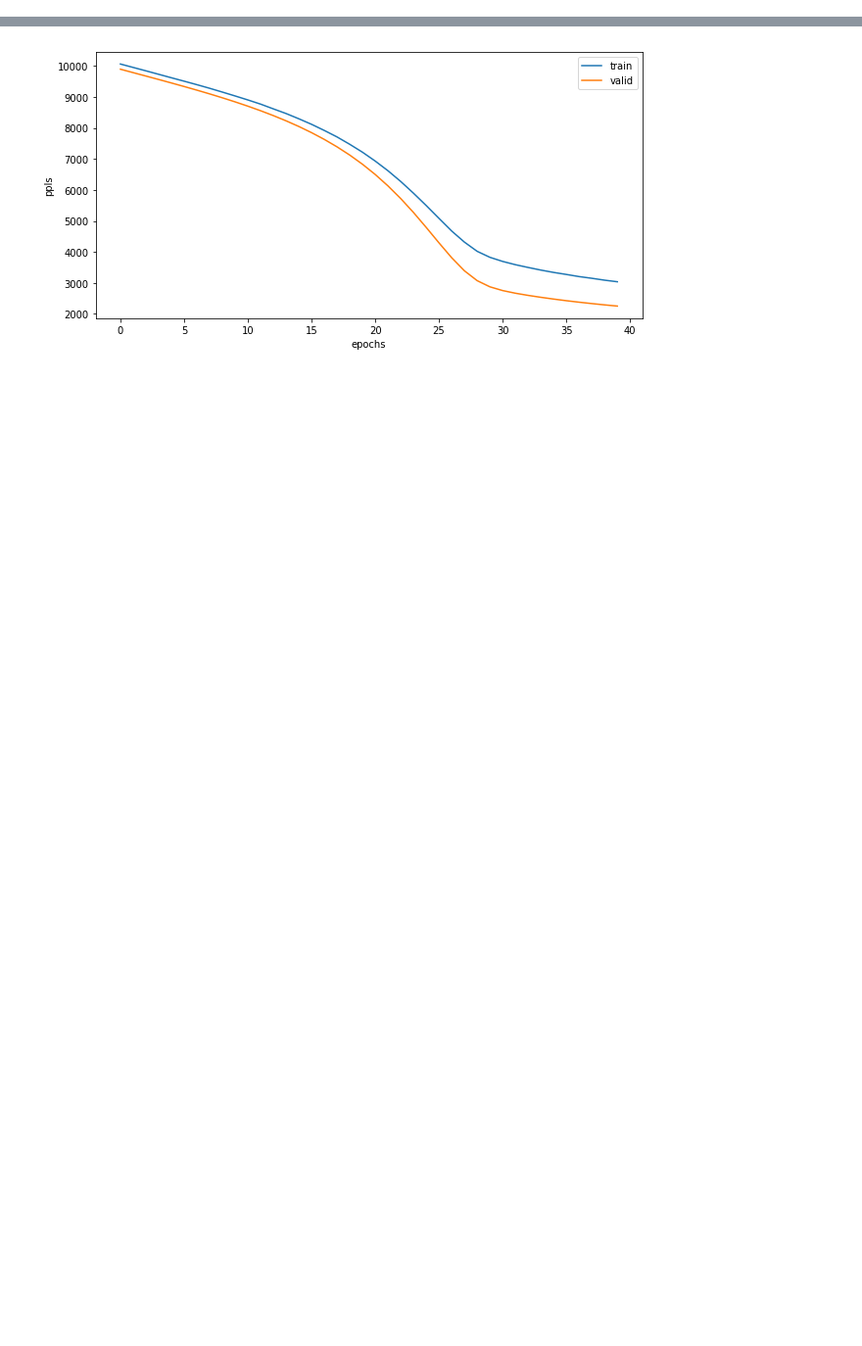
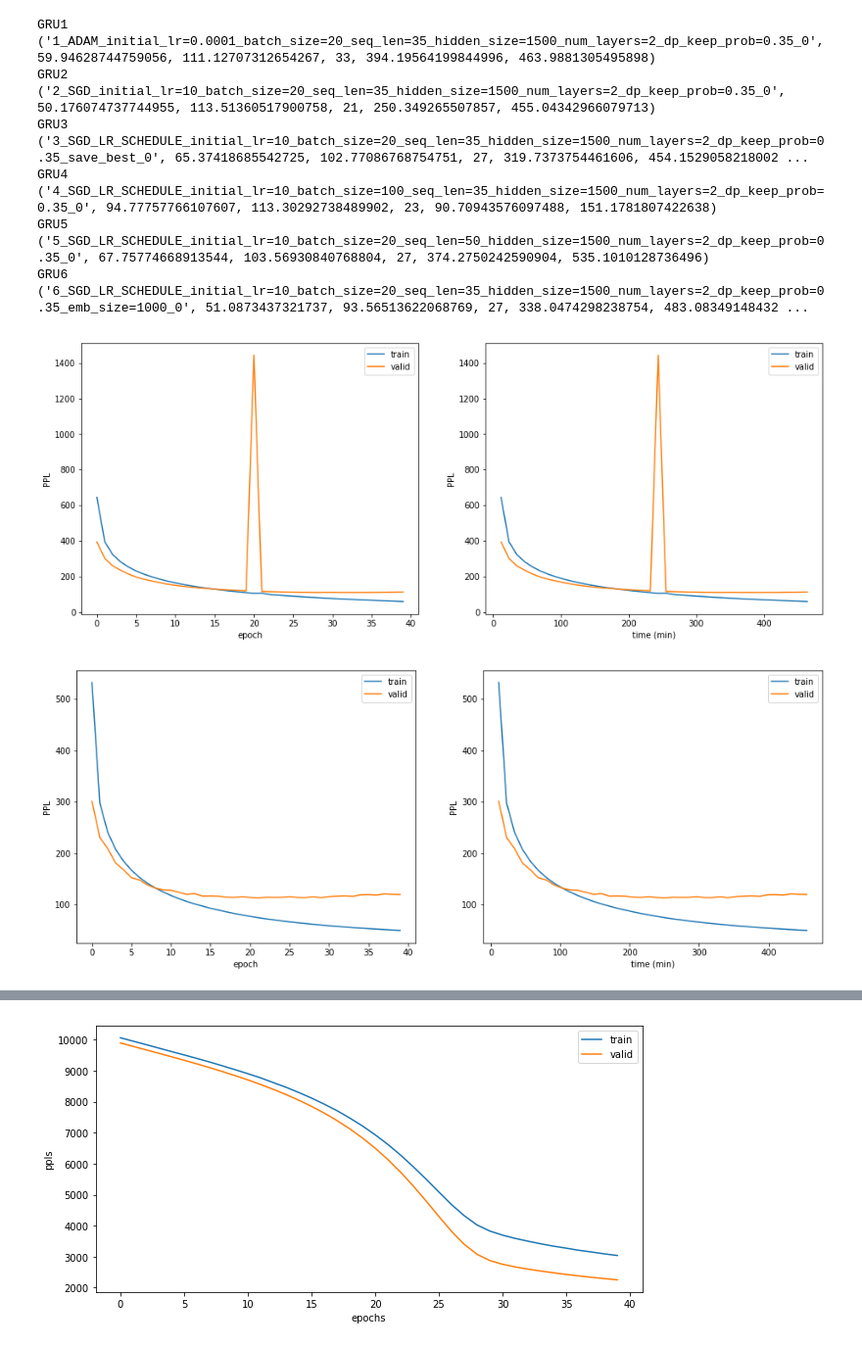
Before and after one commit to Louis-Ratelle/assignment_2_DL, a Jupyter notebook: Q4_graphs.ipynb, the cells around one changed output, grey strips where cells are left out. Shown at 98% size. Drawn from its saved outputs; the diff is of its cells as text; code cells hidden in the pictures; blank space fills up the shorter version.

```diff
--- a/Q4_graphs.ipynb
+++ b/Q4_graphs.ipynb
@@ -86,0 +152,26 @@ y.shape
+# %%
+directory = 'GRU/'
+
+results=[]
+index = 1
+for directory in sorted(os.listdir(directory)):
+    if directory[0] is not ("."):
+#         print (directory)
+        tmp = plotcurves3('GRU/' + directory, index, "GRU")
+        index += 1
+        results.append(tmp)
+# %% [output]
+GRU1
+('1_ADAM_initial_lr=0.0001_batch_size=20_seq_len=35_hidden_size=1500_num_layers=2_dp_keep_prob=0.35_0', 59.94628744759056, 111.12707312654267, 33, 394.19564199844996, 463.9881305495898)
+GRU2
+('2_SGD_initial_lr=10_batch_size=20_seq_len=35_hidden_size=1500_num_layers=2_dp_keep_prob=0.35_0', 50.176074737744955, 113.51360517900758, 21, 250.349265507857, 455.04342966079713)
+GRU3
+('3_SGD_LR_SCHEDULE_initial_lr=10_batch_size=20_seq_len=35_hidden_size=1500_num_layers=2_dp_keep_prob=0.35_save_best_0', 65.37418685542725, 102.77086768754751, 27, 319.7373754461606, 454.1529058218002 ...
+GRU4
+('4_SGD_LR_SCHEDULE_initial_lr=10_batch_size=100_seq_len=35_hidden_size=1500_num_layers=2_dp_keep_prob=0.35_0', 94.77757766107607, 113.30292738489902, 23, 90.70943576097488, 151.1781807422638)
+GRU5
+('5_SGD_LR_SCHEDULE_initial_lr=10_batch_size=20_seq_len=50_hidden_size=1500_num_layers=2_dp_keep_prob=0.35_0', 67.75774668913544, 103.56930840768804, 27, 374.2750242590904, 535.1010128736496)
+GRU6
+('6_SGD_LR_SCHEDULE_initial_lr=10_batch_size=20_seq_len=35_hidden_size=1500_num_layers=2_dp_keep_prob=0.35_emb_size=1000_0', 51.0873437321737, 93.56513622068769, 27, 338.0474298238754, 483.08349148432 ...
+[figure, added]
+[figure, added]
```
Also changed, not shown: parts of 29 cells of this notebook, 2 other files.
